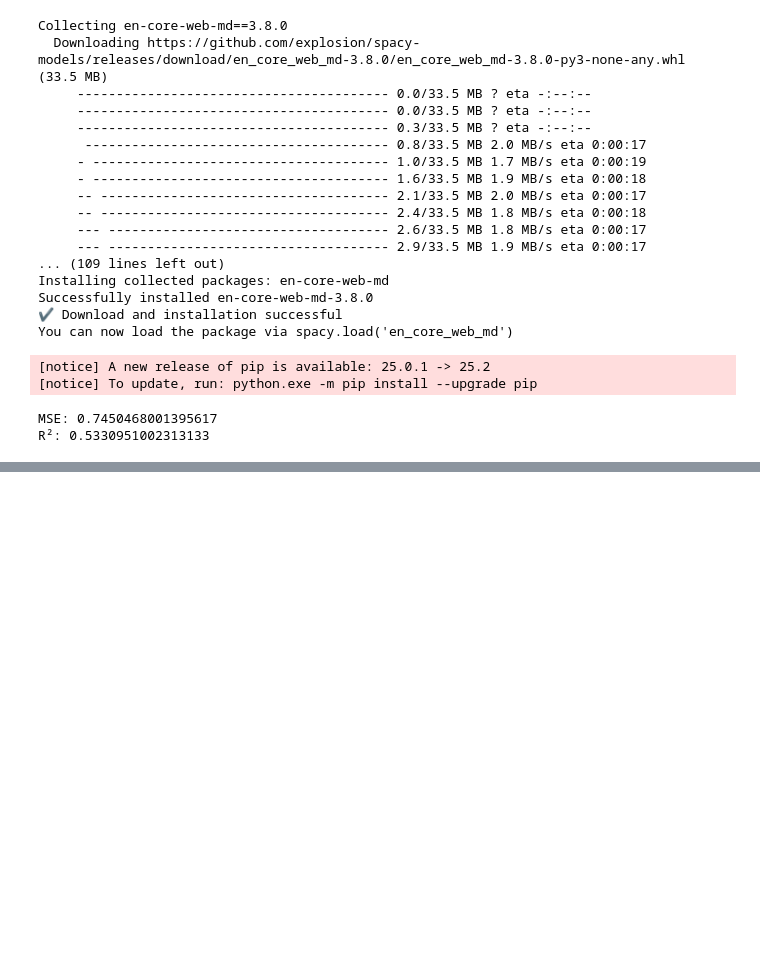
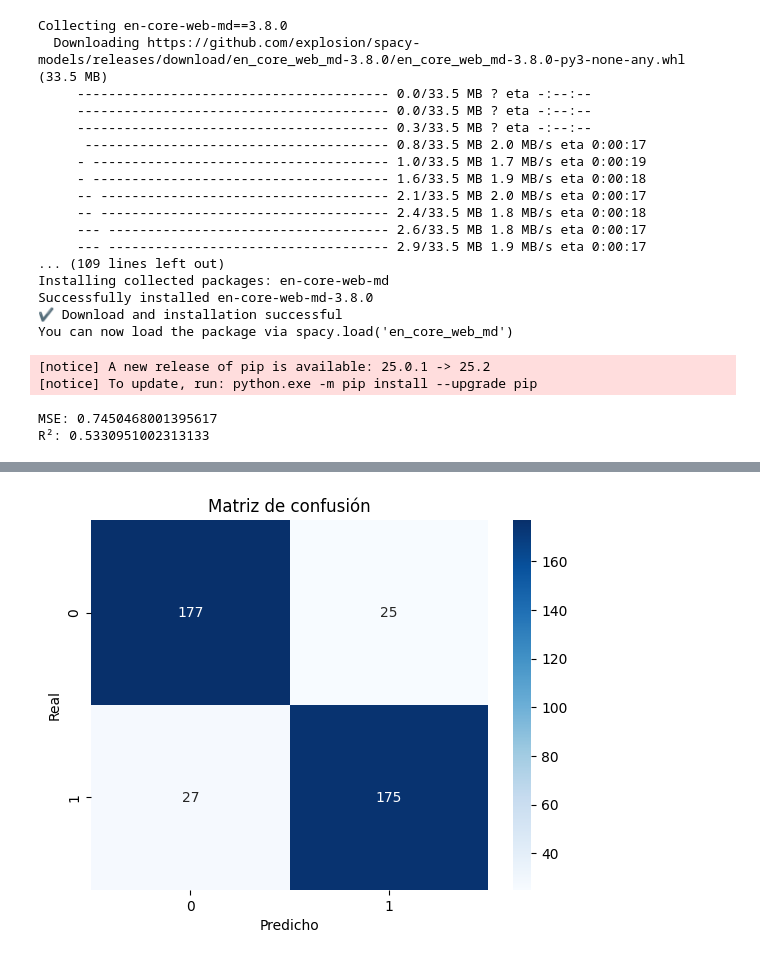
Before and after one commit to DiegoGarV/Proyecto2-DS, a Jupyter notebook: src/main.ipynb, the cells around one changed output, grey strips where cells are left out. Saved outputs shown, nothing was run; the diff lists cells and outputs as text; code cells hidden in the pictures; blank space fills up the shorter version.

Commit message:
tuning para random forest models

```diff
--- a/src/main.ipynb
+++ b/src/main.ipynb
@@ -1141,0 +1245,32 @@ R²: 0.5330951002313133
+# %%
+import numpy as np
+from sklearn.metrics import accuracy_score, classification_report, f1_score, roc_auc_score
+
+# Probabilidades en validación para ajustar umbral
+p_va = best_pipe.predict_proba(X_va['clean_text'])[:, 1]
+
+# Buscamos umbral que maximice F1 en validación (puedes usar balanced_accuracy si prefieres)
+ths = np.linspace(0.3, 0.7, 41)  # rango prudente; ajusta si hace falta
+f1s = []
+for t in ths:
+    y_hat = (p_va >= t).astype(int)
+    f1s.append(f1_score(y_va, y_hat))
+
+best_t = float(ths[int(np.argmax(f1s))])
+print(f"Mejor umbral (validación): {best_t:.3f} | F1 val: {max(f1s):.4f}")
+
+# Reentrenamos en train completo (train interno + val) con mejores params
+best_pipe.fit(X_tr['clean_text'], y_tr)
+
+# Evaluación en test con umbral óptimo
+p_te = best_pipe.predict_proba(X_te['clean_text'])[:, 1]
+y_pred_te = (p_te >= best_t).astype(int)
+
+print("Accuracy (test):", round(accuracy_score(y_te, y_pred_te), 4))
+print(classification_report(y_te, y_pred_te, digits=4))
+
+try:
+    auc = roc_auc_score(y_te, p_te)
+    print("ROC-AUC (test):", round(auc, 4))
+except:
+    pass
@@ -1141,0 +1290,13 @@ R²: 0.5330951002313133
+# %%
+from sklearn.metrics import confusion_matrix
+import seaborn as sns
+import matplotlib.pyplot as plt
+
+cm = confusion_matrix(y_te, y_pred_te)
+sns.heatmap(cm, annot=True, fmt='d', cmap='Blues')
+plt.xlabel('Predicho')
+plt.ylabel('Real')
+plt.title('Matriz de confusión')
+plt.show()
+# %% [output]
+[figure, added]
```
Also changed, not shown: parts of 18 cells of this notebook.
